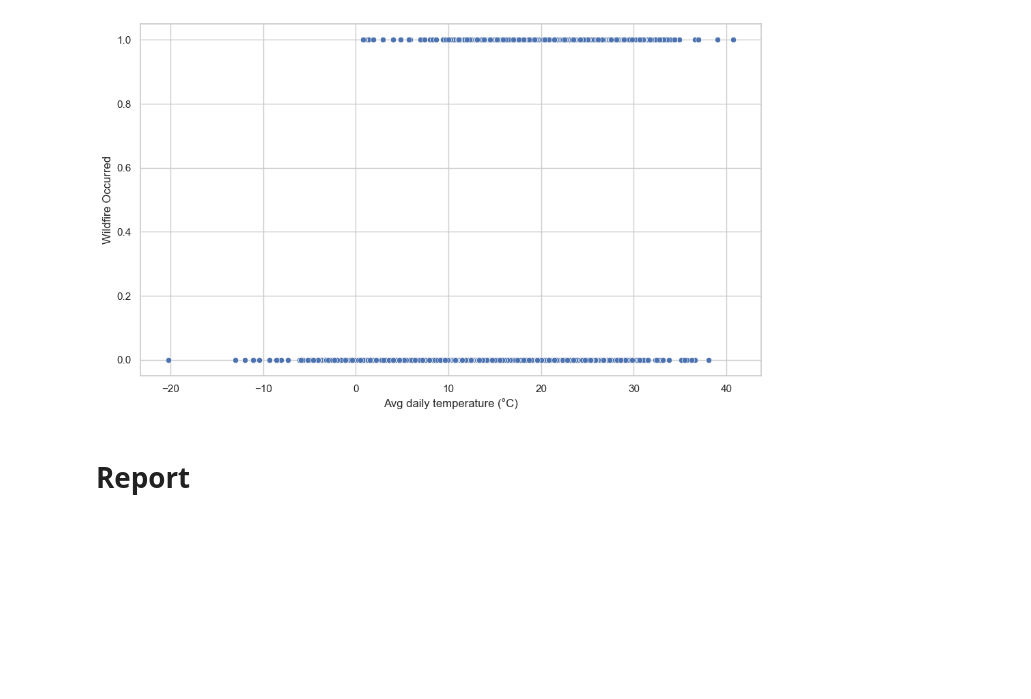
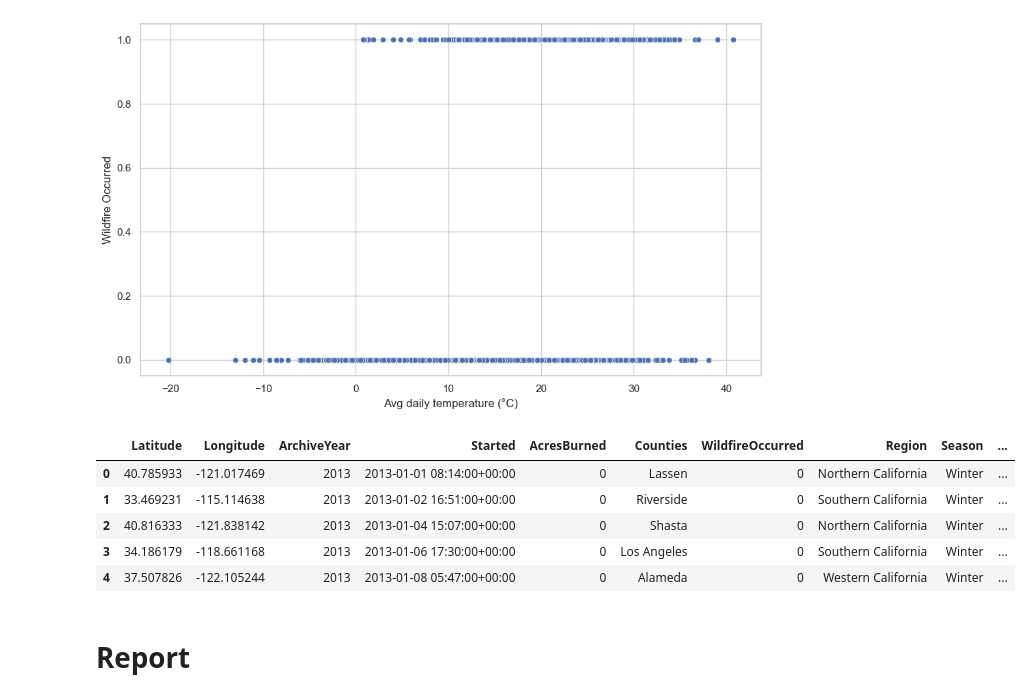
Before and after one commit to shasnath0830/Wildfire-Capstone-Two, a Jupyter notebook: Notebooks/Explatoratory Data Analysis (EDA).ipynb, the cells around one changed output. Cells and saved outputs as stored; diff of their text form; code cells hidden in the pictures; blank space fills up the shorter version.

Commit message:
latest after removing year colum

```diff
--- a/Notebooks/Explatoratory Data Analysis (EDA).ipynb
+++ b/Notebooks/Explatoratory Data Analysis (EDA).ipynb
@@ -533,6 +533,17 @@ plt.tight_layout()
 plt.show()
 # %% [output]
 [figure]
+# %%
+wildfire = wildfire.drop(columns=["Year"])
+# %%
+wildfire.head()
+# %% [output]
+|  | Latitude | Longitude | ArchiveYear | Started | AcresBurned | Counties | WildfireOccurred | Region | Season | ... |
+| 0 | 40.785933 | -121.017469 | 2013 | 2013-01-01 08:14:00+00:00 | 0 | Lassen | 0 | Northern California | Winter | ... |
+| 1 | 33.469231 | -115.114638 | 2013 | 2013-01-02 16:51:00+00:00 | 0 | Riverside | 0 | Southern California | Winter | ... |
+| 2 | 40.816333 | -121.838142 | 2013 | 2013-01-04 15:07:00+00:00 | 0 | Shasta | 0 | Northern California | Winter | ... |
+| 3 | 34.186179 | -118.661168 | 2013 | 2013-01-06 17:30:00+00:00 | 0 | Los Angeles | 0 | Southern California | Winter | ... |
+| 4 | 37.507826 | -122.105244 | 2013 | 2013-01-08 05:47:00+00:00 | 0 | Alameda | 0 | Western California | Winter | ... |
 # %%
 wildfire.to_csv('wildfire_data_eda.csv', index = False)
 # %% [markdown]
```
Also changed, not shown: 1 other file.
